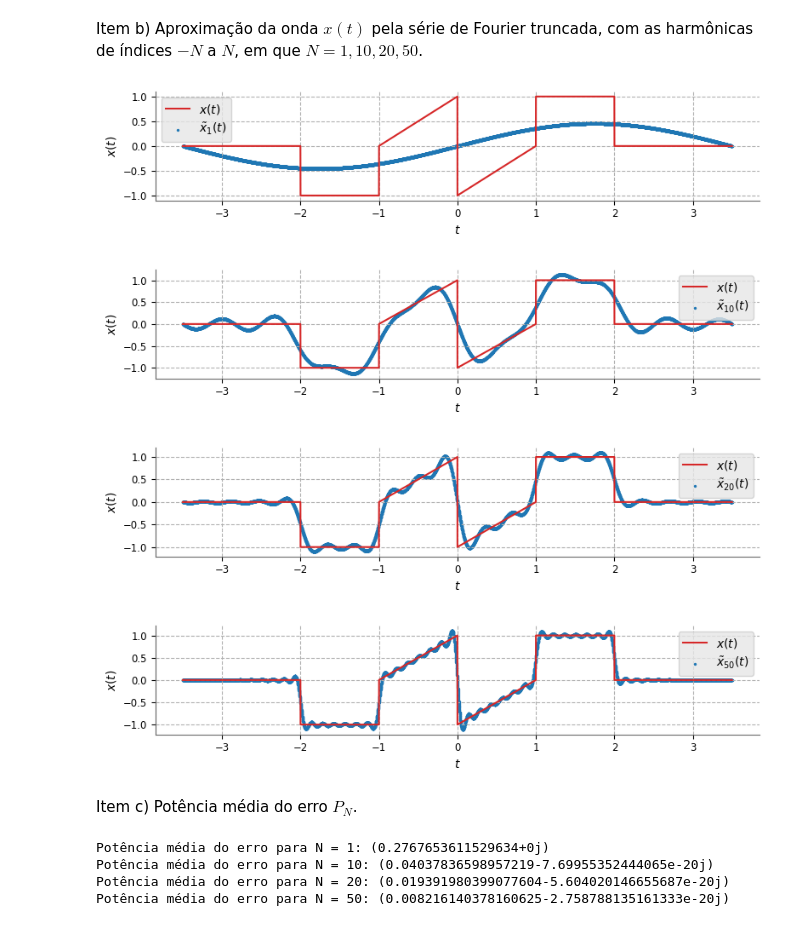
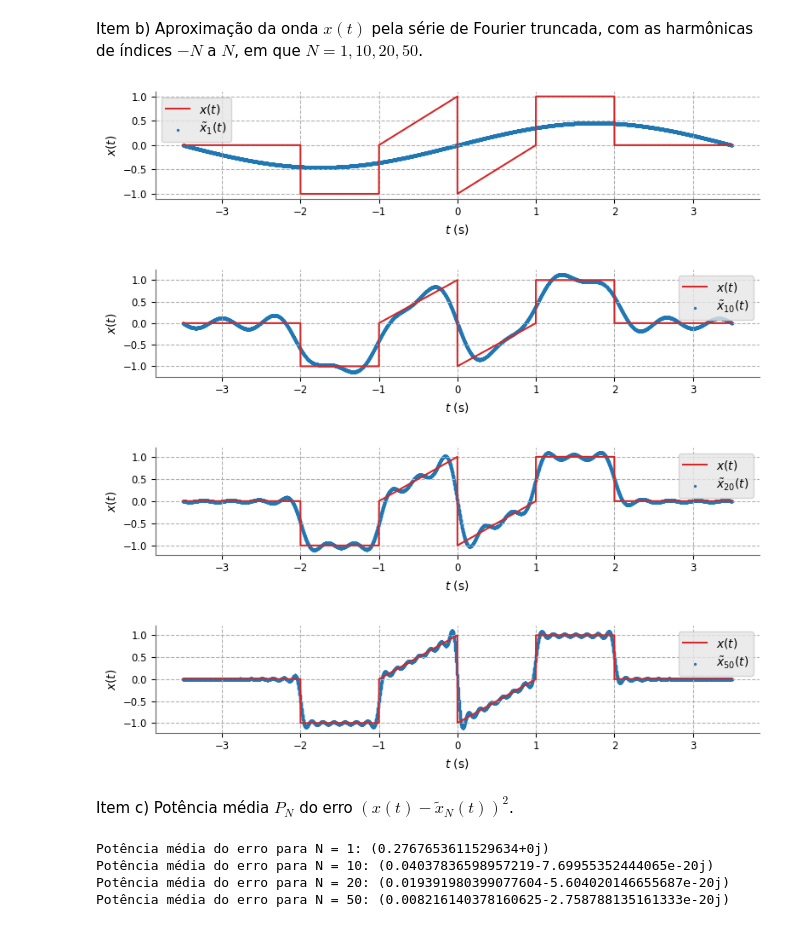
Before and after one commit to leticialopesms/EA614, a Jupyter notebook: atividade02/atividade02.ipynb, the cells around one changed output. Saved outputs shown, nothing was run; the diff lists cells and outputs as text; code cells hidden in the pictures.

```diff
--- a/atividade02/atividade02.ipynb
+++ b/atividade02/atividade02.ipynb
@@ -53,5 +53,5 @@ x_t = x_original(t)
 # %%
-def x_fourier(t, N):
+def x_fourier(N):
     x = 0
     for k in range(-N, N+1):
         omega = k * omega_0
@@ -62,29 +62,29 @@ def x_fourier(t, N):
         x += a_k*np.exp(1j*omega*t)
     return x
 
-x_1 = x_fourier(t, 1)
-x_10 = x_fourier(t, 10)
-x_20 = x_fourier(t, 20)
-x_50 = x_fourier(t, 50)
+x_1 = x_fourier(1)
+x_10 = x_fourier(10)
+x_20 = x_fourier(20)
+x_50 = x_fourier(50)
 # %%
-def plot_x_N(x_N, N):
+def plot(x_N, N):
     plt.plot(t, x_t, color='tab:red', label=r'$x(t)$')
     plt.scatter(x=t, y=x_N.real, s=2, color='tab:blue', label=rf'$\tilde{{x}}_{{{N}}} (t)$')
-    plt.xlabel(r'$t$')
+    plt.xlabel(r'$t$ (s)')
     plt.ylabel(r'$x(t)$')
     plt.grid(True)
     plt.legend()
     plt.show()
 
-plot_x_N(x_1, 1)     # N = 1
-plot_x_N(x_10, 10)   # N = 10
-plot_x_N(x_20, 20)   # N = 20
-plot_x_N(x_50, 50)   # N = 50
+plot(x_1, 1)     # N = 1
+plot(x_10, 10)   # N = 10
+plot(x_20, 20)   # N = 20
+plot(x_50, 50)   # N = 50
 # %% [output]
-[figure, old version]
+[figure, new version]
-[figure, old version]
+[figure, new version]
-[figure, old version]
+[figure, new version]
-[figure, old version]
+[figure, new version]
 # %% [markdown]
-Item c) Potência média do erro $P_N$.
+Item c) Potência média $P_N$ do erro $(x(t) - \tilde{x}_{N} (t))^2$.
 # %%
```
Also changed, not shown: parts of 6 cells of this notebook.
